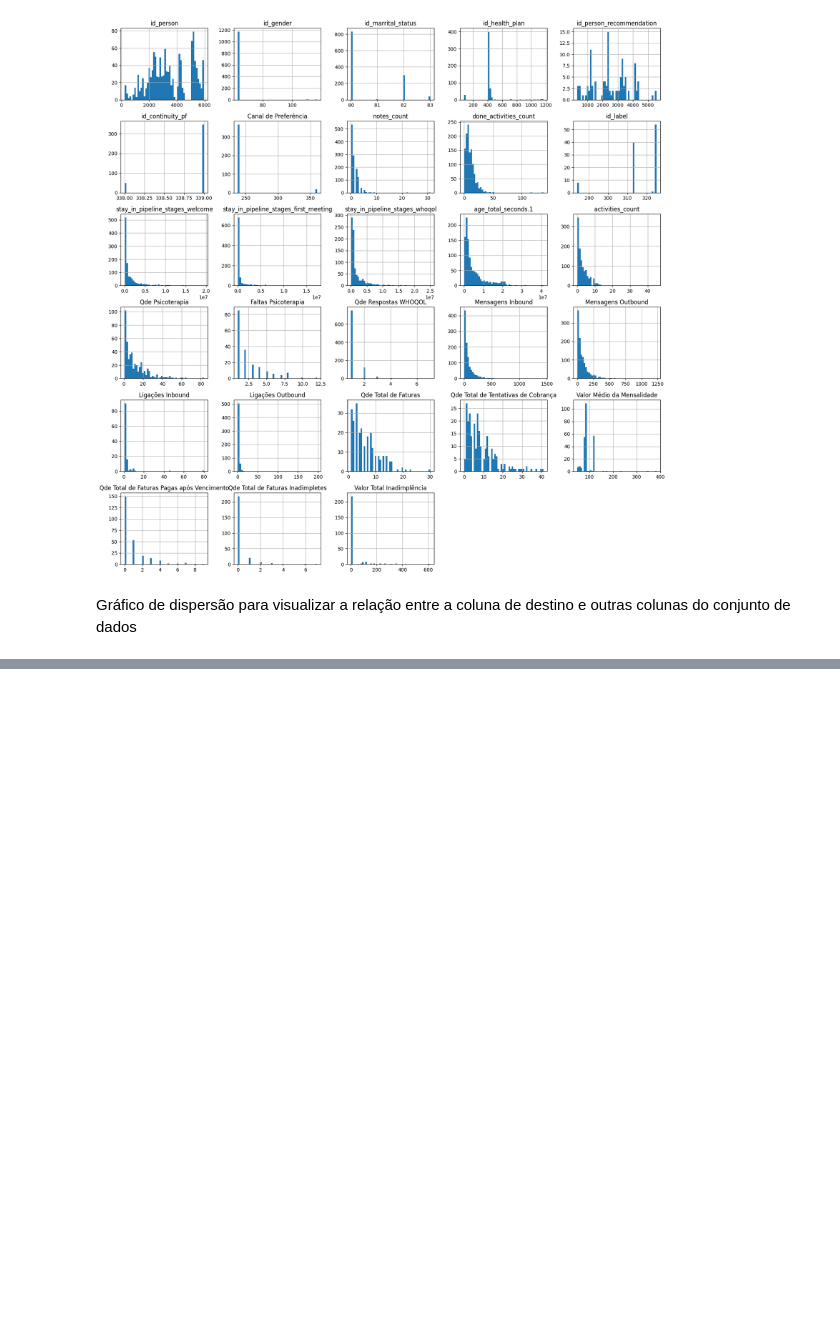
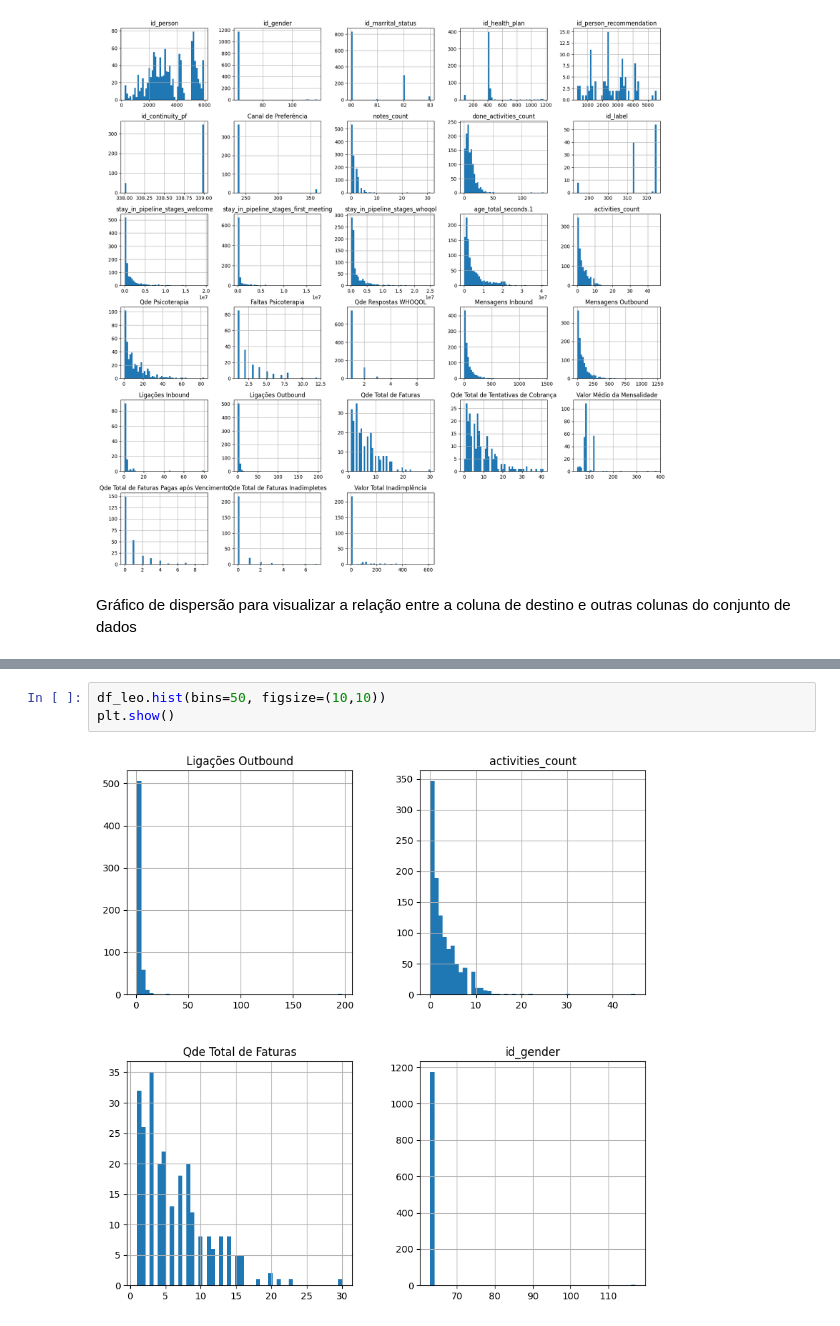
Before and after one commit to leoscarlato/deploy-sprint, a Jupyter notebook: notebooks/analise.ipynb, the cells around one changed output, grey strips where cells are left out. Drawn from its saved outputs; the diff is of its cells as text; blank space fills up the shorter version.

```diff
--- a/notebooks/analise.ipynb
+++ b/notebooks/analise.ipynb
@@ -89,0 +91,5 @@ Colunas que poderiam fazer sentido ser target no problema sobre cancelamento ("o
+# %%
+df_leo.hist(bins=50, figsize=(10,10))
+plt.show()
+# %% [output]
+[figure, added]
```
Also changed, not shown: parts of 11 cells of this notebook.
